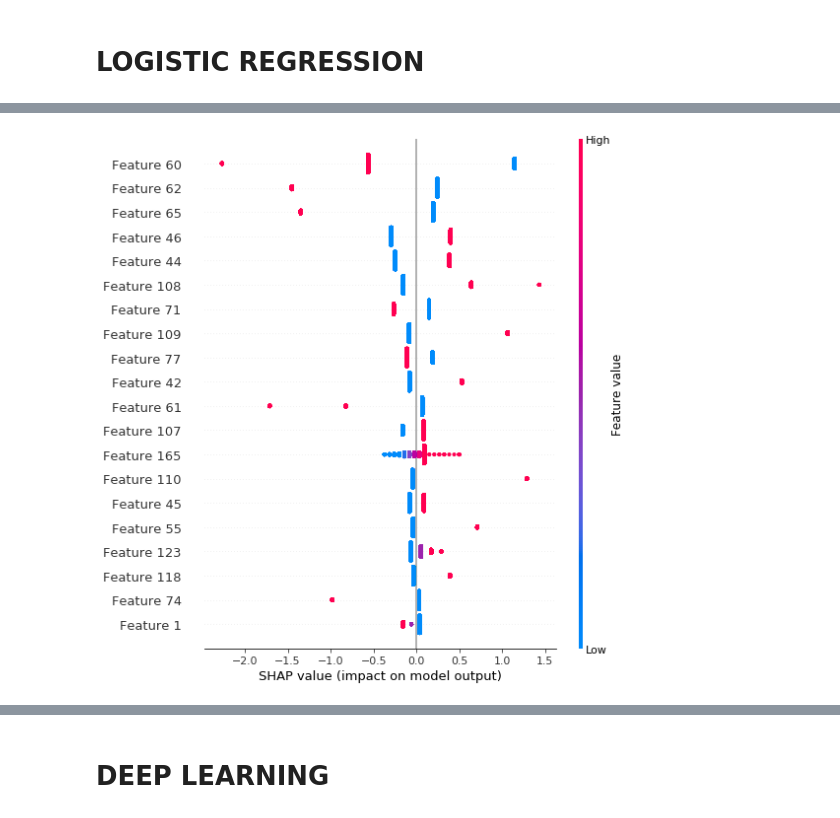
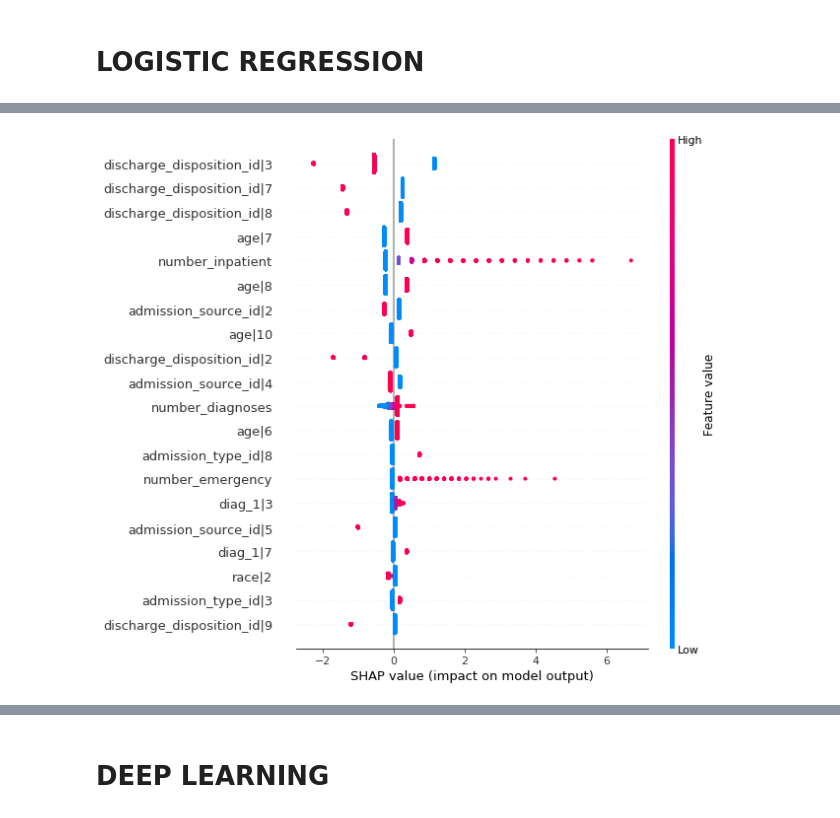
Before and after one commit to surya-kanoria/Diabetes-Patient-Readmission, a Jupyter notebook: Prediction.ipynb, the cells around one changed output, grey strips where cells are left out. Saved outputs shown, nothing was run; the diff lists cells and outputs as text; code cells hidden in the pictures.

Commit message:
SHAP integrated  for all models

```diff
--- a/Prediction.ipynb
+++ b/Prediction.ipynb
@@ -179,9 +182,9 @@ class FeatureEngineering:
             "num_lab_procedures":False,
             "num_procedures":False,
             "num_medications":False,
-            "number_outpatient":True,
-            "number_emergency":True,
-            "number_inpatient":True,
+            "number_outpatient":False,
+            "number_emergency":False,
+            "number_inpatient":False,
             "diag_1":True,
             "diag_2":True,
             "diag_3":True,
@@ -216,16 +219,14 @@ class FeatureEngineering:
         self.index_feature_map = {}
         index = 0
         for label, column in data.items():
-            self.index_feature_map[index] = label
-            index = index + 1
             if(label in self.categorical_indices):
                 if(self.categorical_indices[label] == True):
                     encoded_data,self.encoder[label] = self.get_encoding(column)
                     x = encoded_data if x == None else hstack([x,encoded_data],format="csr")
-                    feature_classes = self.encoder[label].categories_[0]
+                    feature_classes = list(self.encoder[label].enc.vocabulary_.values())
                     for i in range(0,len(feature_classes)):
-                        self.index_feature_map[index + i] = label + "|" + feature_classes[i]
-                    index = index + len(feature_classes)
+                        self.index_feature_map[index] = str(label) + "|" + str(feature_classes[i])
+                        index = index + 1
 
                 else:
                     self.index_feature_map[index] = label
@@ -516,4 +531,4 @@ shap.force_plot(lr_explainer.expected_value, lr_shap_values[0][:100])
 # %%
-shap.summary_plot(lr_shap_values,encoded_test_data)
+shap.summary_plot(lr_shap_values,encoded_test_data,list(feature_engineering.index_feature_map.values()))
 # %% [output]
-[figure, old version]
+[figure, new version]
```
Also changed, not shown: parts of 12 cells of this notebook.
